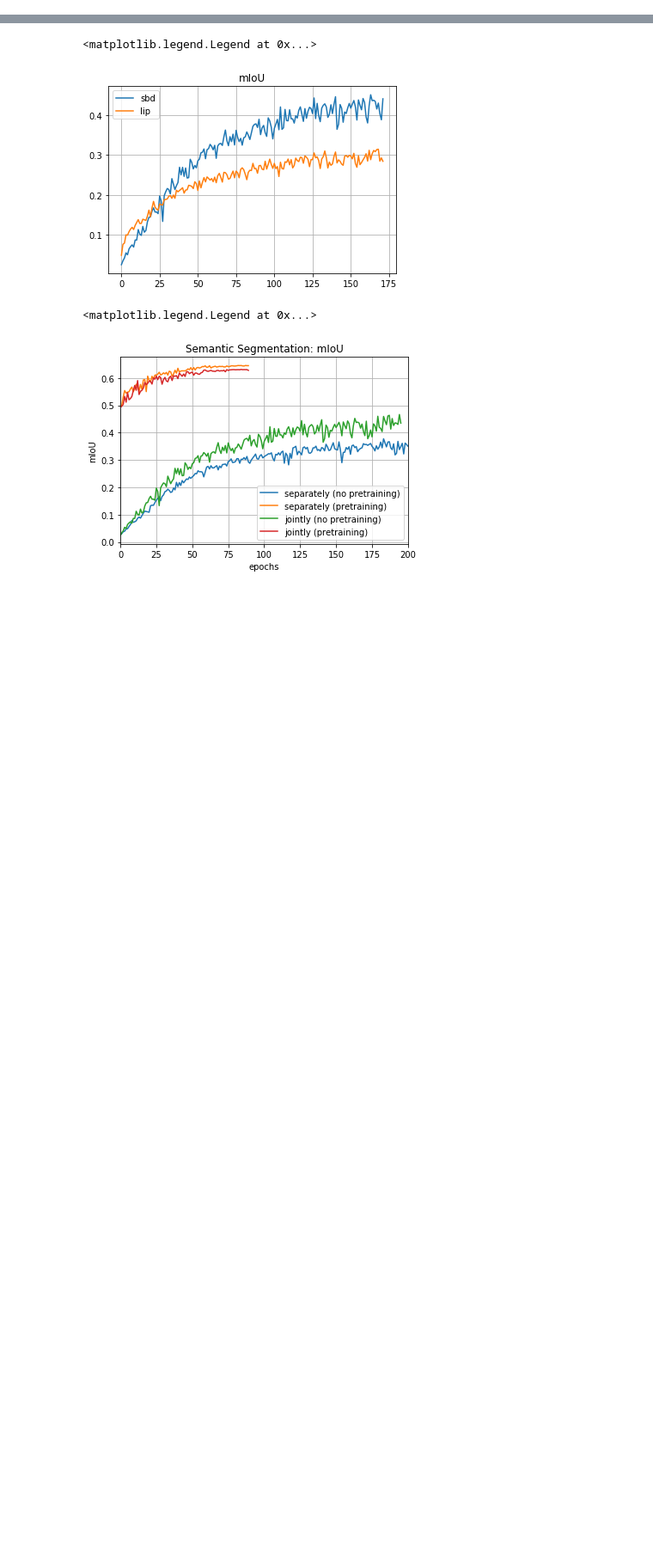
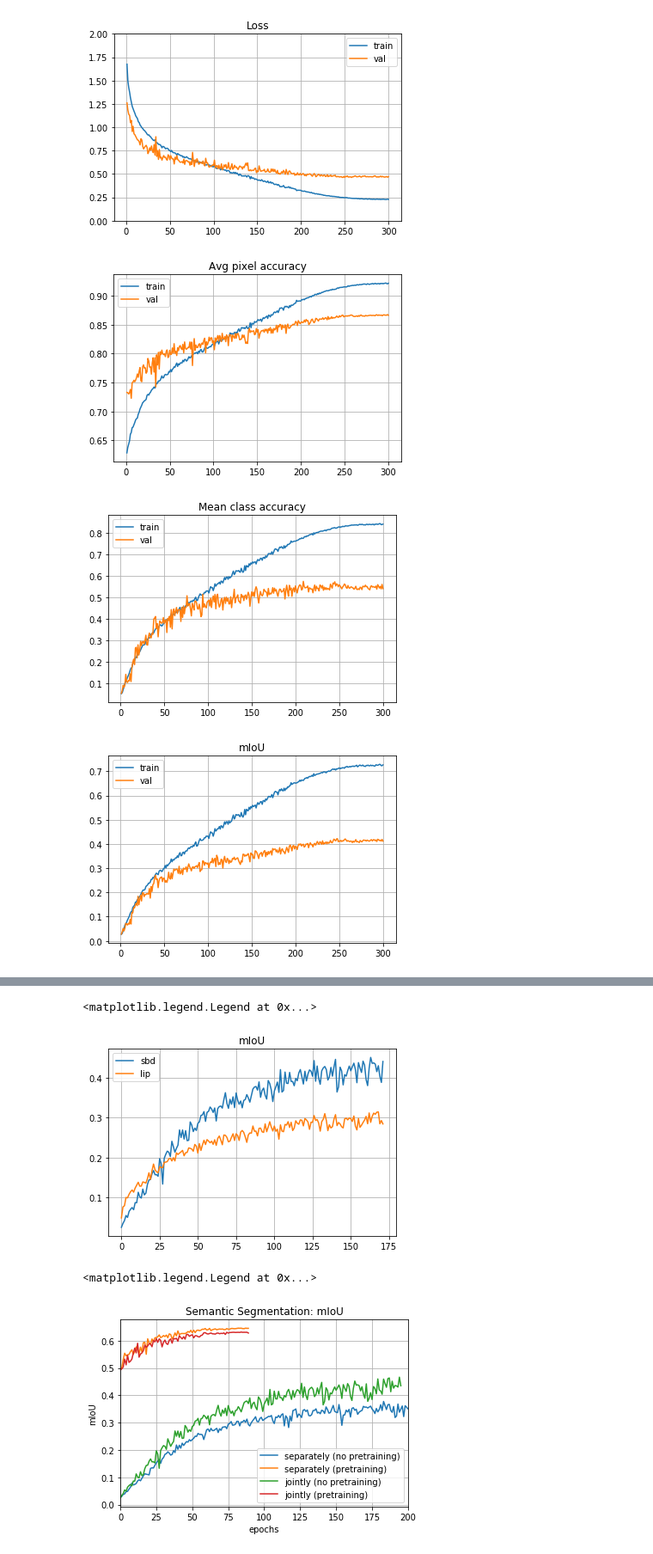
Before and after one commit to wenliangdai/msc-project, a Jupyter notebook: visualisation.ipynb, the cells around one changed output, grey strips where cells are left out. Shown: that part at 86% size. Saved outputs shown, nothing was run; the diff lists cells and outputs as text; code cells hidden in the pictures; blank space fills up the shorter version.

```diff
--- a/visualisation.ipynb
+++ b/visualisation.ipynb
@@ -148,6 +148,13 @@ def draw_im(folder, im_list):
         plt.figure()
         plt.title(im)
         plt.imshow(image)
+# %%
+draw('results_fcn32resnet18_sbd', loss_range=[0,2])
+# %% [output]
+[figure, added]
+[figure, added]
+[figure, added]
+[figure, added]
 # %%
 draw('results_fcn32resnet34_sbd', loss_range=[0,2])
 # %% [output]
```
Also changed, not shown: parts of 2 cells of this notebook, 1 other file.
